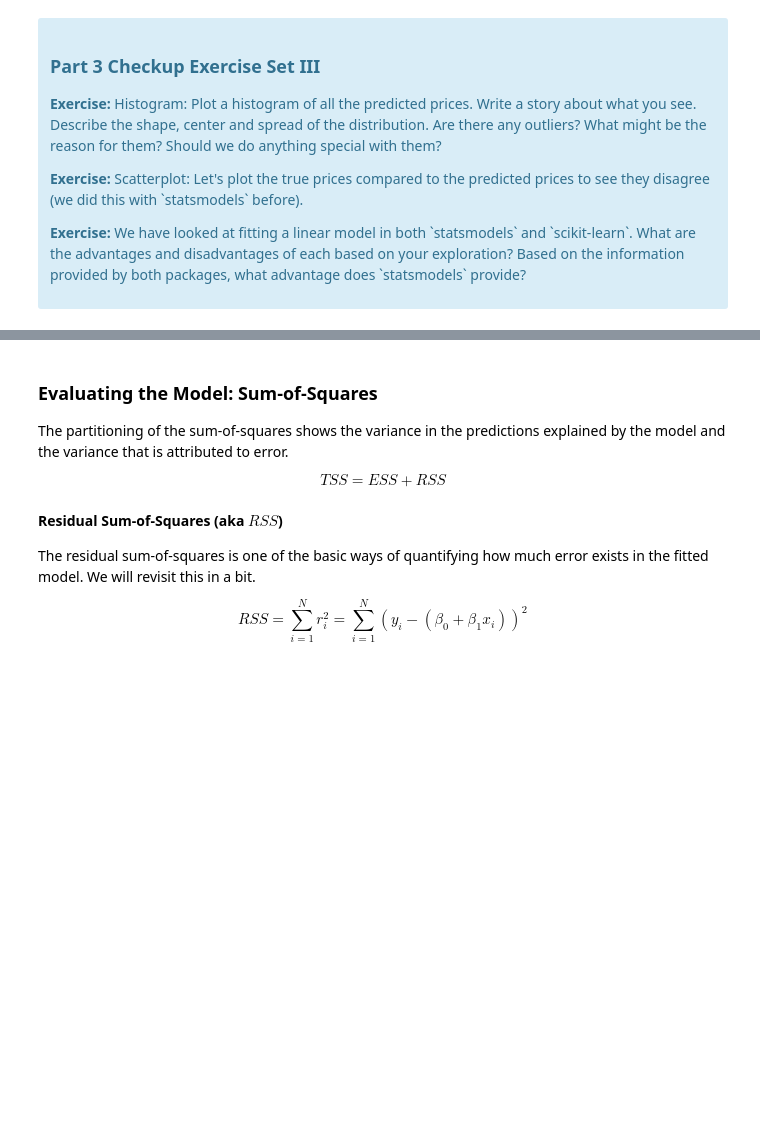
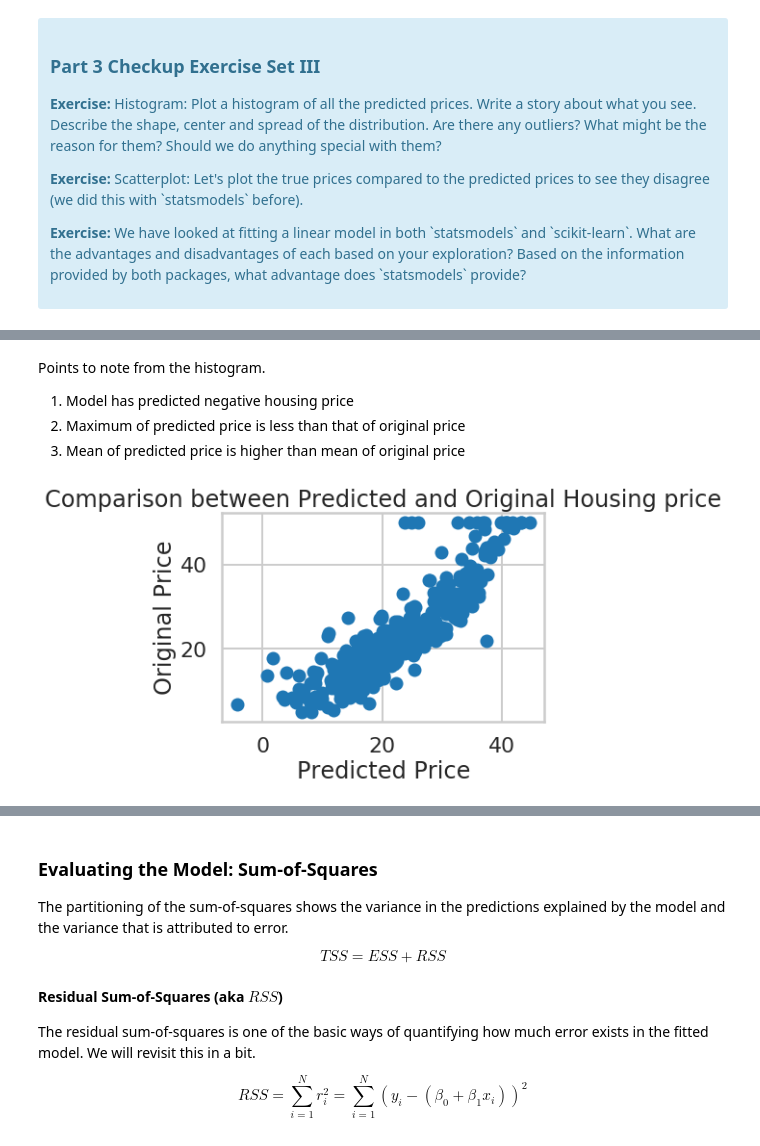
Before and after one commit to aliborji/springboard-mini-projects, a Jupyter notebook: linear_regression/Mini_Project_Linear_Regression.ipynb, the cells around one changed output, grey strips where cells are left out. Cells and saved outputs as stored; diff of their text form; code cells hidden in the pictures; blank space fills up the shorter version.

```diff
--- a/linear_regression/Mini_Project_Linear_Regression.ipynb
+++ b/linear_regression/Mini_Project_Linear_Regression.ipynb
@@ -631,0 +652,14 @@ array([30.00384338, 25.02556238, 30.56759672, 28.60703649, 27.94352423])
+# %% [markdown]
+Points to note from the histogram.
+1. Model has predicted negative housing price
+2. Maximum of predicted price is less than that of original price
+3. Mean of predicted price is higher than mean of original price
+# %%
+# Comparison between Predicted and Original Housing price
+_ = plt.scatter(predicted_price, bos.PRICE)
+_ = plt.xlabel("Predicted Price")
+_ = plt.ylabel("Original Price")
+_ = plt.title("Comparison between Predicted and Original Housing price")
+plt.show()
+# %% [output]
+[figure, added]
```
Also changed, not shown: parts of 8 cells of this notebook.
